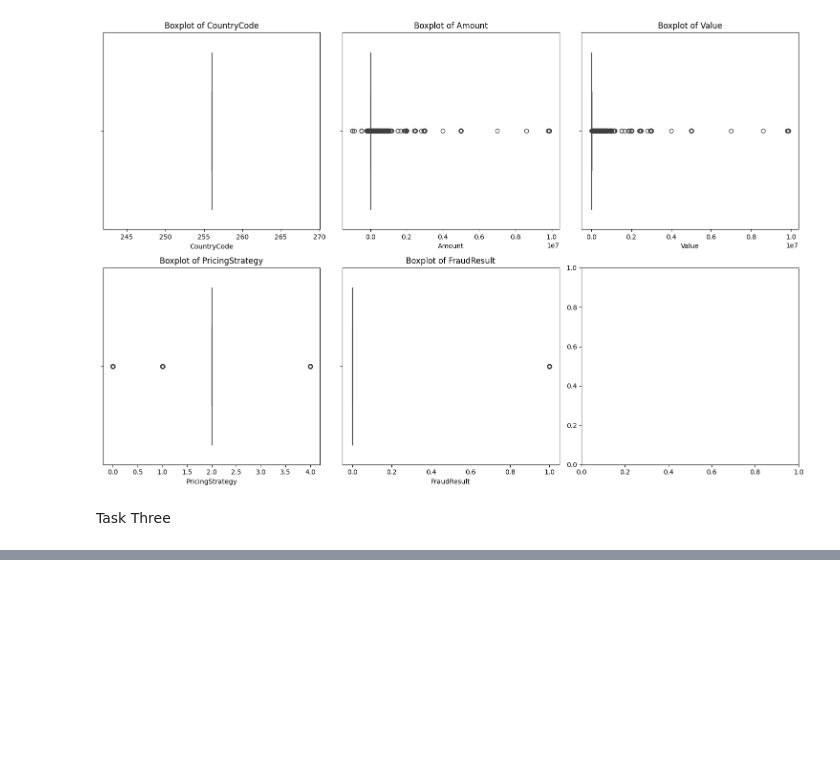
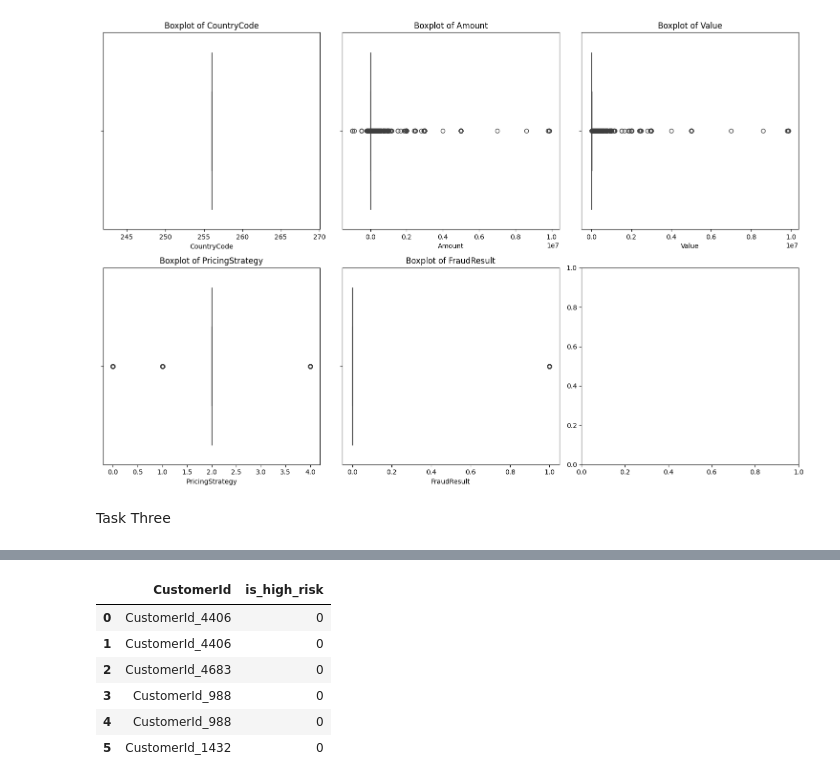
Before and after one commit to Gebrehiwot-Tesfaye/credit-risk-model, a Jupyter notebook: notebooks/1.0-eda.ipynb, the cells around one changed output, grey strips where cells are left out. Cells and saved outputs as stored; diff of their text form; code cells hidden in the pictures; blank space fills up the shorter version.

```diff
--- a/notebooks/1.0-eda.ipynb
+++ b/notebooks/1.0-eda.ipynb
@@ -146,0 +178,19 @@ agg_table.head()
+# %%
+import sys
+sys.path.append('../src')
+
+from data_processing import load_data, add_is_high_risk
+
+df = load_data('../data/raw/data.csv')
+df_with_risk = add_is_high_risk(df)
+
+# Now df_with_risk has a new column: 'is_high_risk'
+df_with_risk[['CustomerId', 'is_high_risk']].head(6)
+# %% [output]
+|  | CustomerId | is_high_risk |
+| 0 | CustomerId_4406 | 0 |
+| 1 | CustomerId_4406 | 0 |
+| 2 | CustomerId_4683 | 0 |
+| 3 | CustomerId_988 | 0 |
+| 4 | CustomerId_988 | 0 |
+| 5 | CustomerId_1432 | 0 |
```
Also changed, not shown: parts of 6 cells of this notebook, 1 other file.
